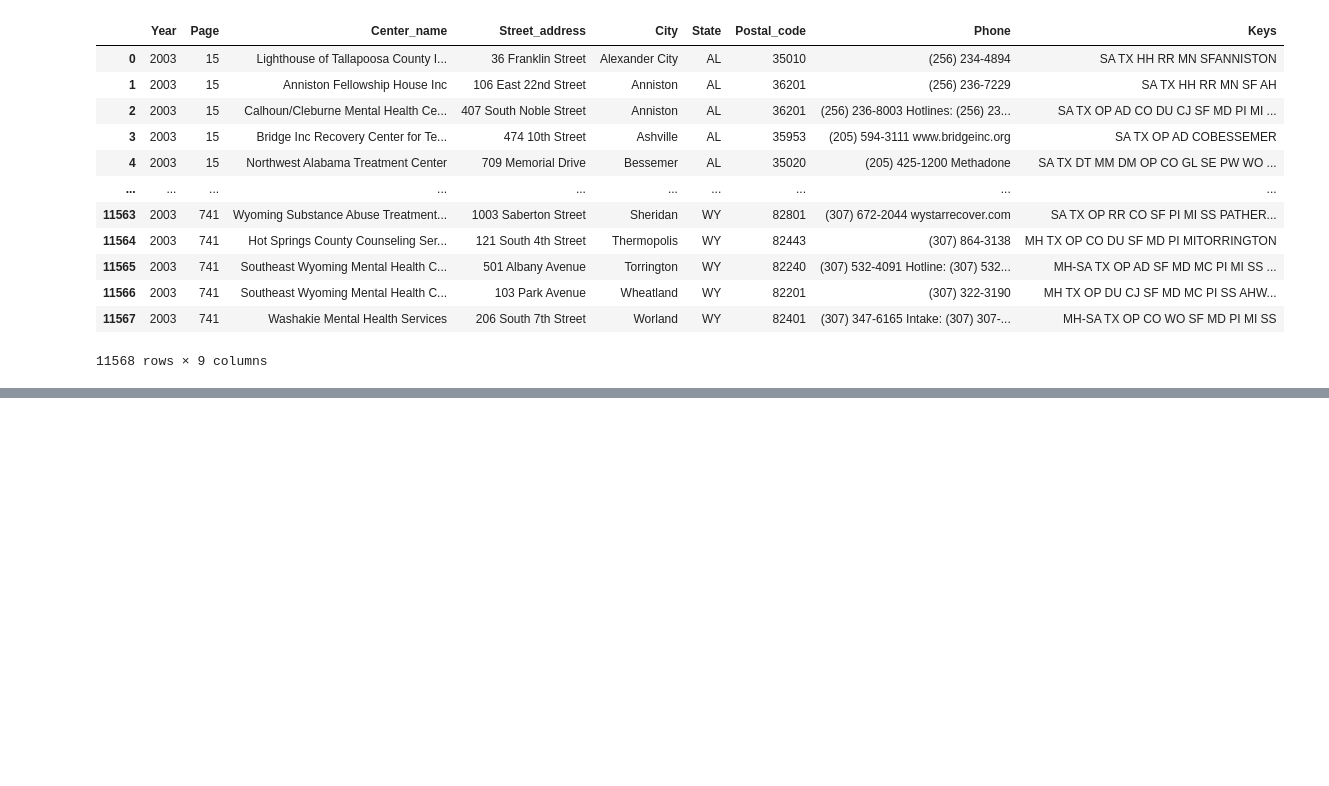
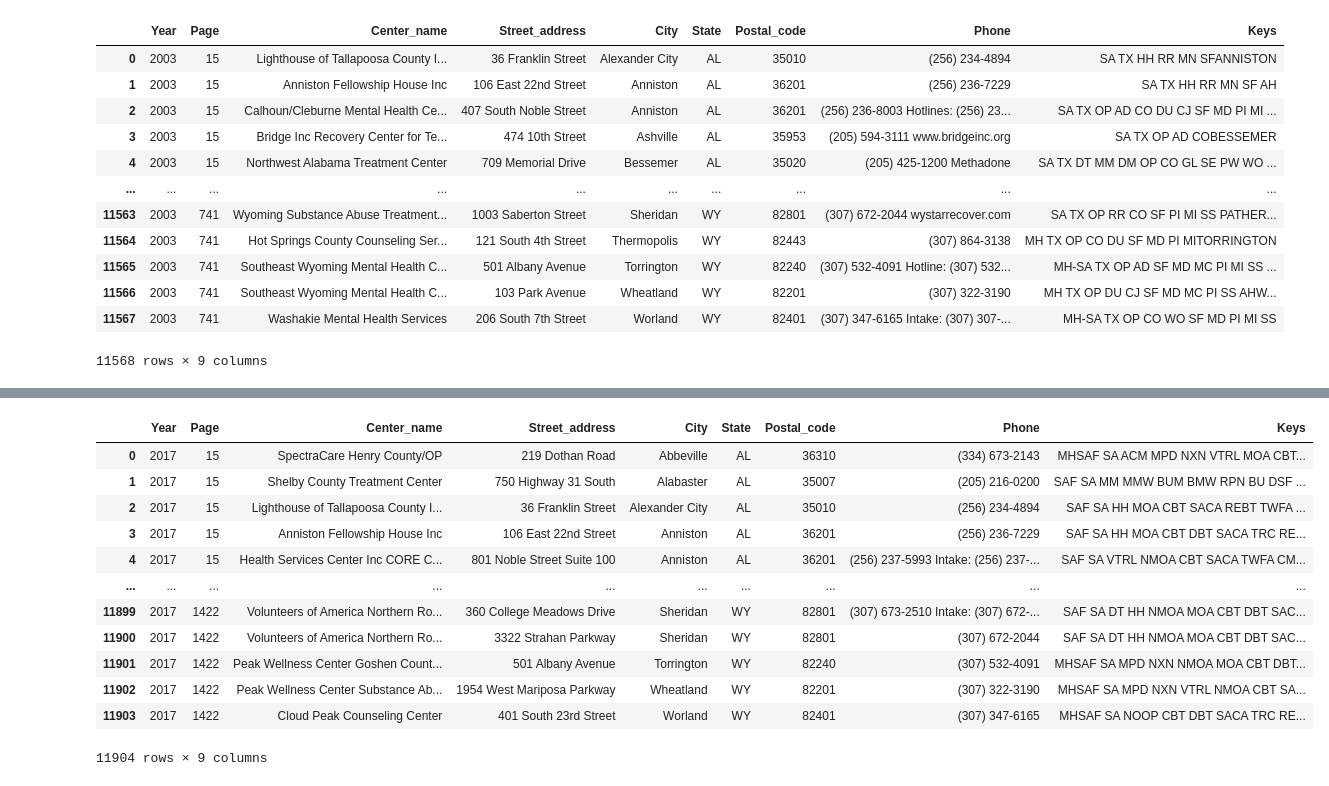
Before and after one commit to GeoDaCenter/opioid-policy-scan, a Jupyter notebook: MOUD_scraping/data_summary.ipynb, the cells around one changed output, grey strips where cells are left out. Cells and saved outputs as stored; diff of their text form; code cells hidden in the pictures; blank space fills up the shorter version.

```diff
--- a/MOUD_scraping/data_summary.ipynb
+++ b/MOUD_scraping/data_summary.ipynb
@@ -73,0 +255,21 @@ df2003_Methadone
+# %%
+year = 2017
+df2017 = pd.read_csv("{0}/{0}.csv".format(year))
+for i in range(9, 17):
+    colname = "Unnamed: " + str(i)
+    del df2017[colname]
+df2017
+# %% [output]
+|  | Year | Page | Center_name | Street_address | City | State | Postal_code | Phone | Keys |
+| 0 | 2017 | 15 | SpectraCare Henry County/OP | 219 Dothan Road | Abbeville | AL | 36310 | (334) 673-2143 | MHSAF SA ACM MPD NXN VTRL MOA CBT... |
+| 1 | 2017 | 15 | Shelby County Treatment Center | 750 Highway 31 South | Alabaster | AL | 35007 | (205) 216-0200 | SAF SA MM MMW BUM BMW RPN BU DSF ... |
+| 2 | 2017 | 15 | Lighthouse of Tallapoosa County I... | 36 Franklin Street | Alexander City | AL | 35010 | (256) 234-4894 | SAF SA HH MOA CBT SACA REBT TWFA ... |
+| 3 | 2017 | 15 | Anniston Fellowship House Inc | 106 East 22nd Street | Anniston | AL | 36201 | (256) 236-7229 | SAF SA HH MOA CBT DBT SACA TRC RE... |
+| 4 | 2017 | 15 | Health Services Center Inc CORE C... | 801 Noble Street Suite 100 | Anniston | AL | 36201 | (256) 237-5993 Intake: (256) 237-... | SAF SA VTRL NMOA CBT SACA TWFA CM... |
+| ... | ... | ... | ... | ... | ... | ... | ... | ... | ... |
+| 11899 | 2017 | 1422 | Volunteers of America Northern Ro... | 360 College Meadows Drive | Sheridan | WY | 82801 | (307) 673-2510 Intake: (307) 672-... | SAF SA DT HH NMOA MOA CBT DBT SAC... |
+| 11900 | 2017 | 1422 | Volunteers of America Northern Ro... | 3322 Strahan Parkway | Sheridan | WY | 82801 | (307) 672-2044 | SAF SA DT HH NMOA MOA CBT DBT SAC... |
+| 11901 | 2017 | 1422 | Peak Wellness Center Goshen Count... | 501 Albany Avenue | Torrington | WY | 82240 | (307) 532-4091 | MHSAF SA MPD NXN NMOA MOA CBT DBT... |
+| 11902 | 2017 | 1422 | Peak Wellness Center Substance Ab... | 1954 West Mariposa Parkway | Wheatland | WY | 82201 | (307) 322-3190 | MHSAF SA MPD NXN VTRL NMOA CBT SA... |
+| 11903 | 2017 | 1422 | Cloud Peak Counseling Center | 401 South 23rd Street | Worland | WY | 82401 | (307) 347-6165 | MHSAF SA NOOP CBT DBT SACA TRC RE... |
+11904 rows × 9 columns
```
Also changed, not shown: parts of 22 cells of this notebook.
